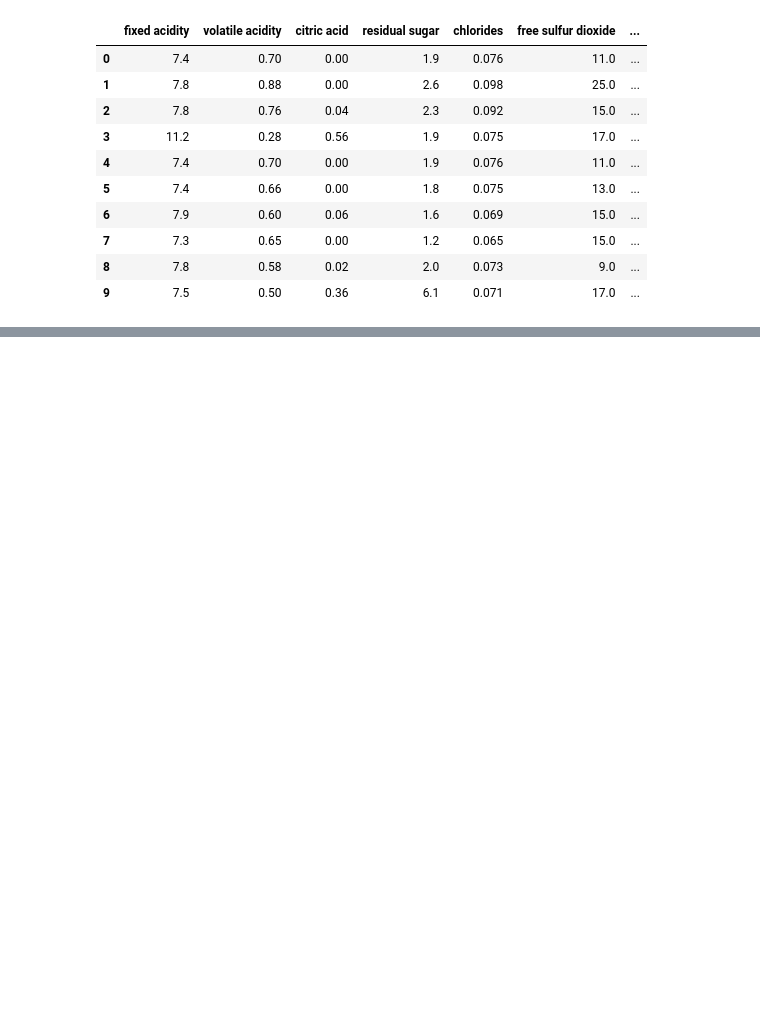
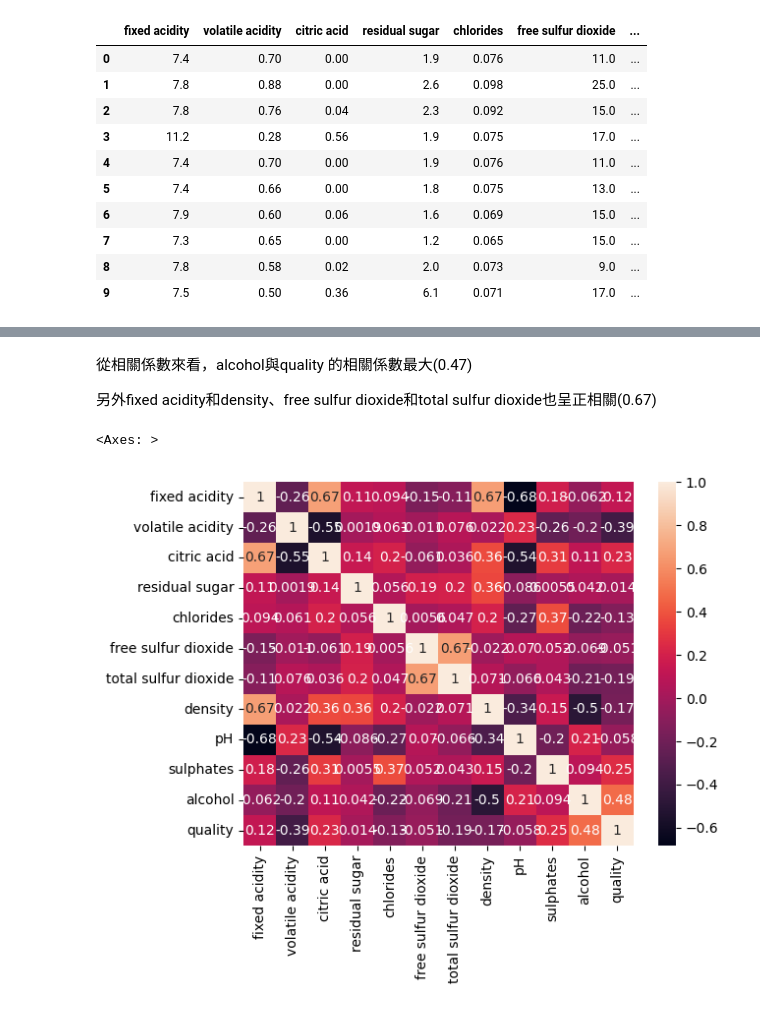
Before and after one commit to x94173000/Prediction-of-quality-of-Wine, a Jupyter notebook: 紅酒品質分類預測(1)：認識資料.ipynb, the cells around one changed output, grey strips where cells are left out. Cells and saved outputs as stored; diff of their text form; code cells hidden in the pictures; blank space fills up the shorter version.

```diff
--- a/紅酒品質分類預測(1)：認識資料.ipynb
+++ b/紅酒品質分類預測(1)：認識資料.ipynb
@@ -98,0 +149,10 @@ df.head(10)
+# %% [markdown]
+從相關係數來看，alcohol與quality 的相關係數最大(0.47)
+
+另外fixed acidity和density、free sulfur dioxide和total sulfur dioxide也呈正相關(0.67)
+# %%
+#相關係數的heatmap
+sns.heatmap(df.corr(), annot=True)
+# %% [output]
+<Axes: >
+[figure, added]
```
Also changed, not shown: parts of 11 cells of this notebook.
